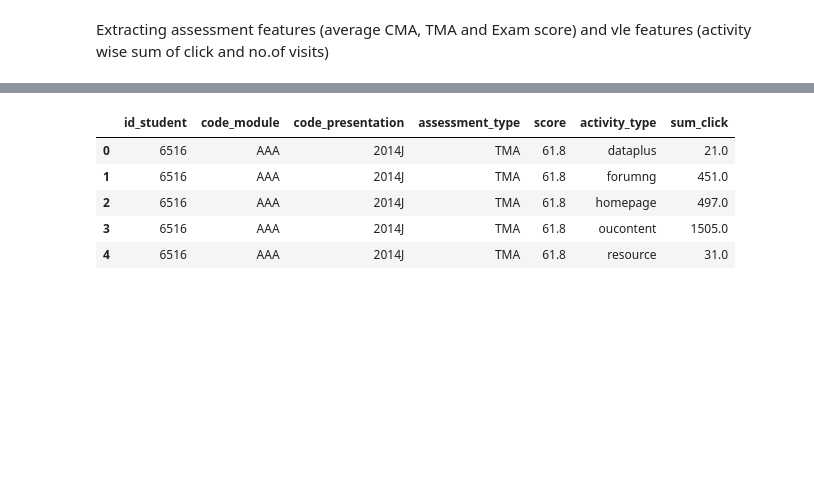
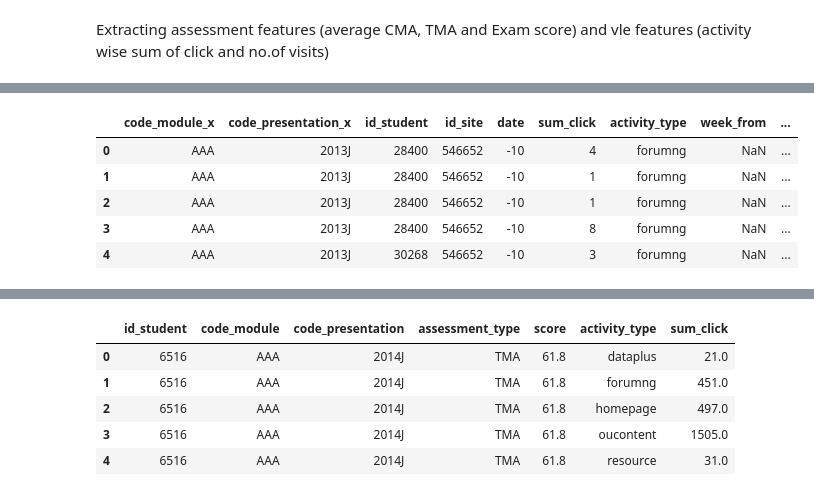
Before and after one commit to pratya3587/LA-EDM-, a Jupyter notebook: LA Course Project.ipynb, the cells around one changed output, grey strips where cells are left out. Drawn from its saved outputs; the diff is of its cells as text; code cells hidden in the pictures; blank space fills up the shorter version.

```diff
--- a/LA Course Project.ipynb
+++ b/LA Course Project.ipynb
@@ -390,0 +403,3 @@ Extracting assessment features (average CMA, TMA and Exam score) and vle feature
+# %%
+student_vle_data.drop('code_module_y',axis='columns', inplace=True)
+student_vle_data.head()
@@ -390,0 +413,10 @@ Extracting assessment features (average CMA, TMA and Exam score) and vle feature
+# %%
+student_vle_data.drop('code_presentation_y',axis='columns', inplace=True)
+student_vle_data.head()
+# %% [output]
+|  | code_module_x | code_presentation_x | id_student | id_site | date | sum_click | activity_type | week_from | ... |
+| 0 | AAA | 2013J | 28400 | 546652 | -10 | 4 | forumng | NaN | ... |
+| 1 | AAA | 2013J | 28400 | 546652 | -10 | 1 | forumng | NaN | ... |
+| 2 | AAA | 2013J | 28400 | 546652 | -10 | 1 | forumng | NaN | ... |
+| 3 | AAA | 2013J | 28400 | 546652 | -10 | 8 | forumng | NaN | ... |
+| 4 | AAA | 2013J | 30268 | 546652 | -10 | 3 | forumng | NaN | ... |
```
Also changed, not shown: parts of 53 cells of this notebook.
